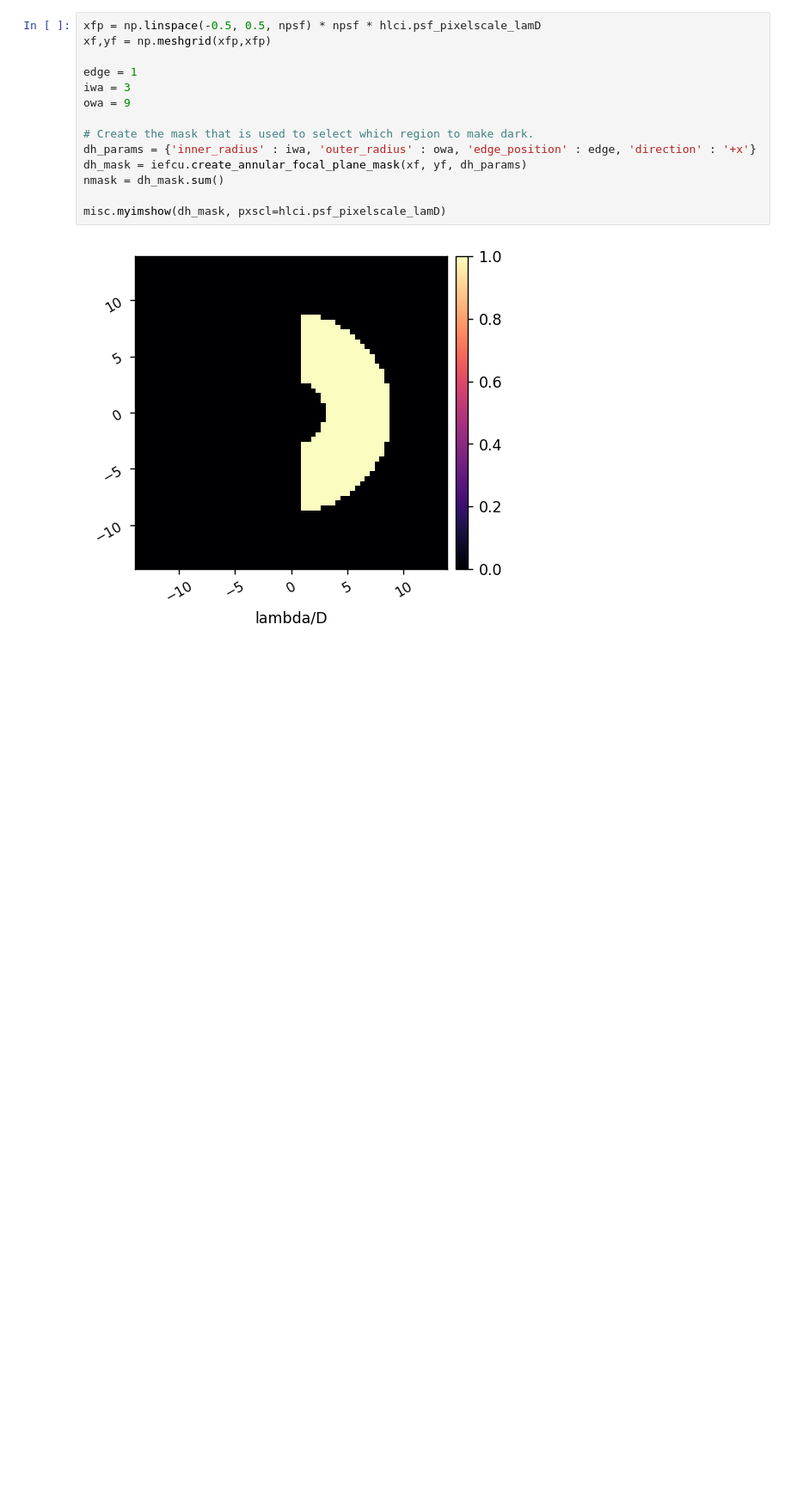
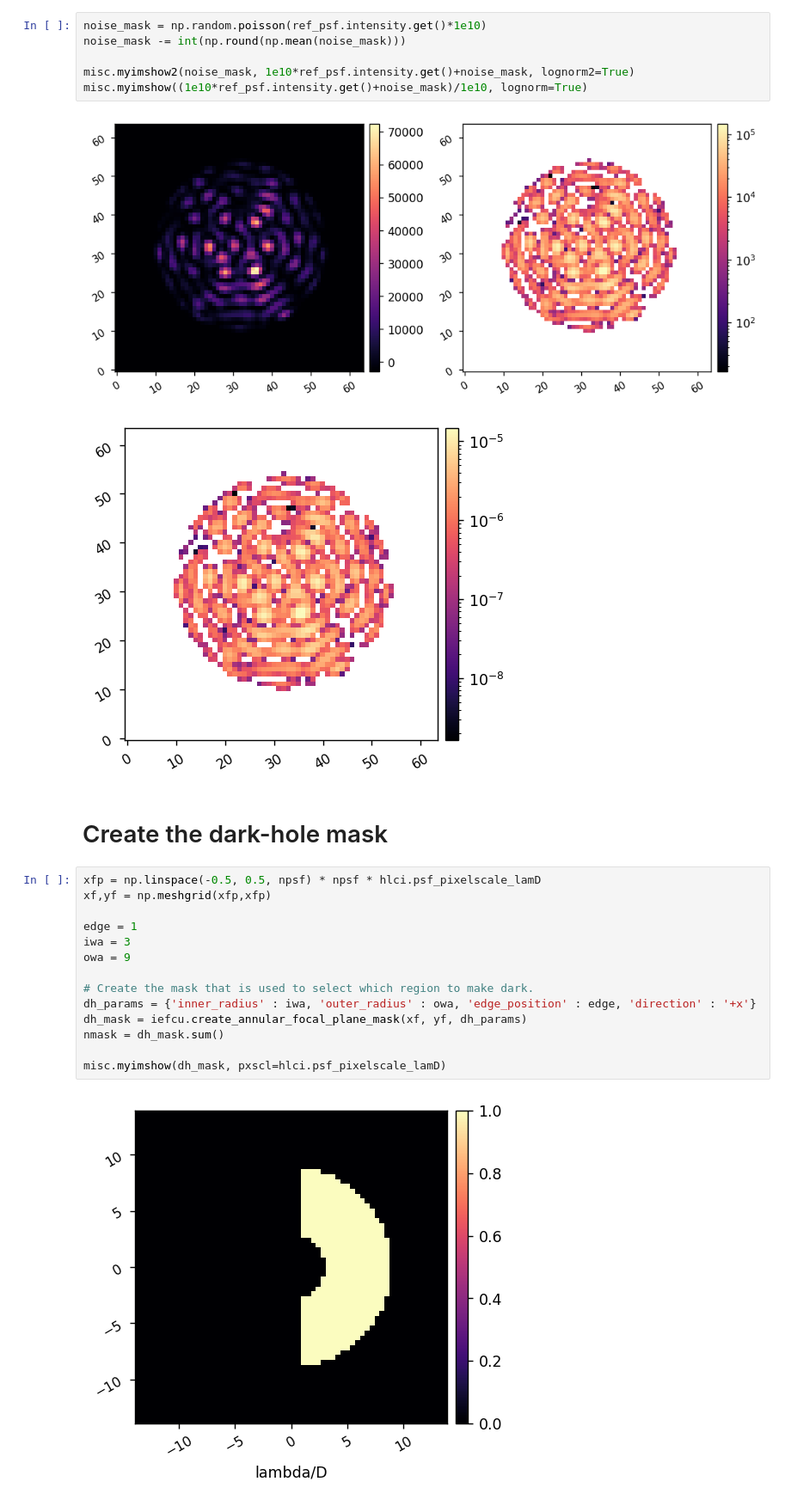
Before and after one commit to kian1377/roman-cgi-iefc, a Jupyter notebook: test_pwp_efc.ipynb, the cells around one changed output. Shown at 86% size. Saved outputs shown, nothing was run; the diff lists cells and outputs as text; blank space fills up the shorter version.

```diff
--- a/test_pwp_efc.ipynb
+++ b/test_pwp_efc.ipynb
@@ -50,3 +50,14 @@ All PSFs calculated in 0.480s
+# %%
+noise_mask = np.random.poisson(ref_psf.intensity.get()*1e10)
+noise_mask -= int(np.round(np.mean(noise_mask)))
+
+misc.myimshow2(noise_mask, 1e10*ref_psf.intensity.get()+noise_mask, lognorm2=True)
+misc.myimshow((1e10*ref_psf.intensity.get()+noise_mask)/1e10, lognorm=True)
+# %% [output]
+[figure, added]
+[figure, added]
+# %% [markdown]
+# Create the dark-hole mask
 # %%
 xfp = np.linspace(-0.5, 0.5, npsf) * npsf * hlci.psf_pixelscale_lamD
 xf,yf = np.meshgrid(xfp,xfp)
```
Also changed, not shown: parts of 12 cells of this notebook, 3 other files.
